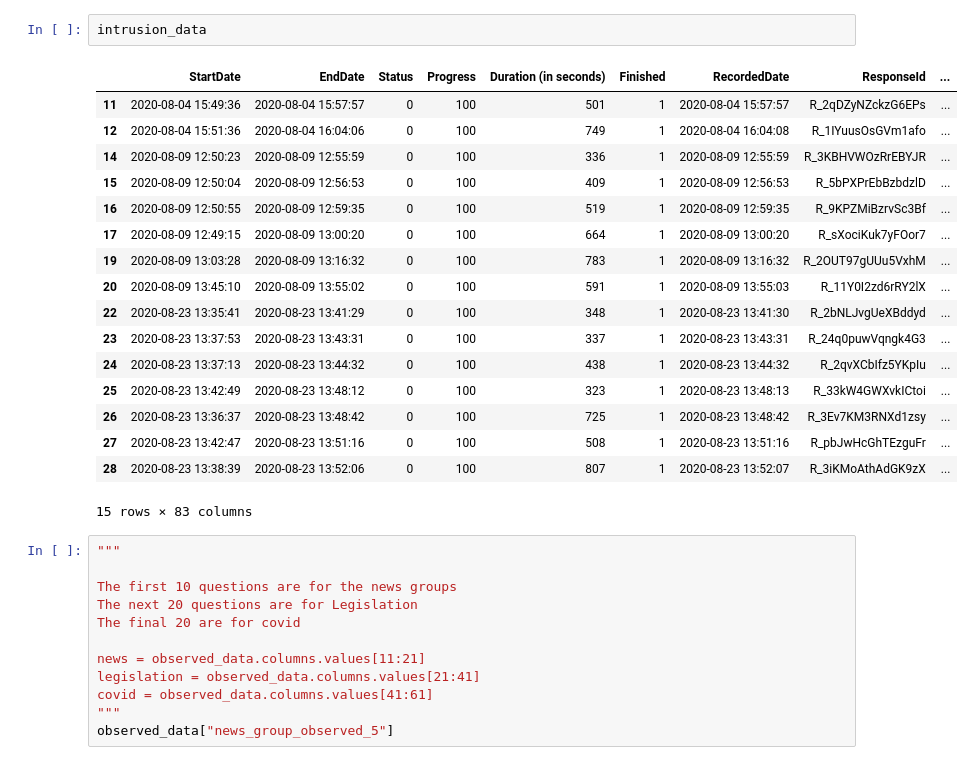
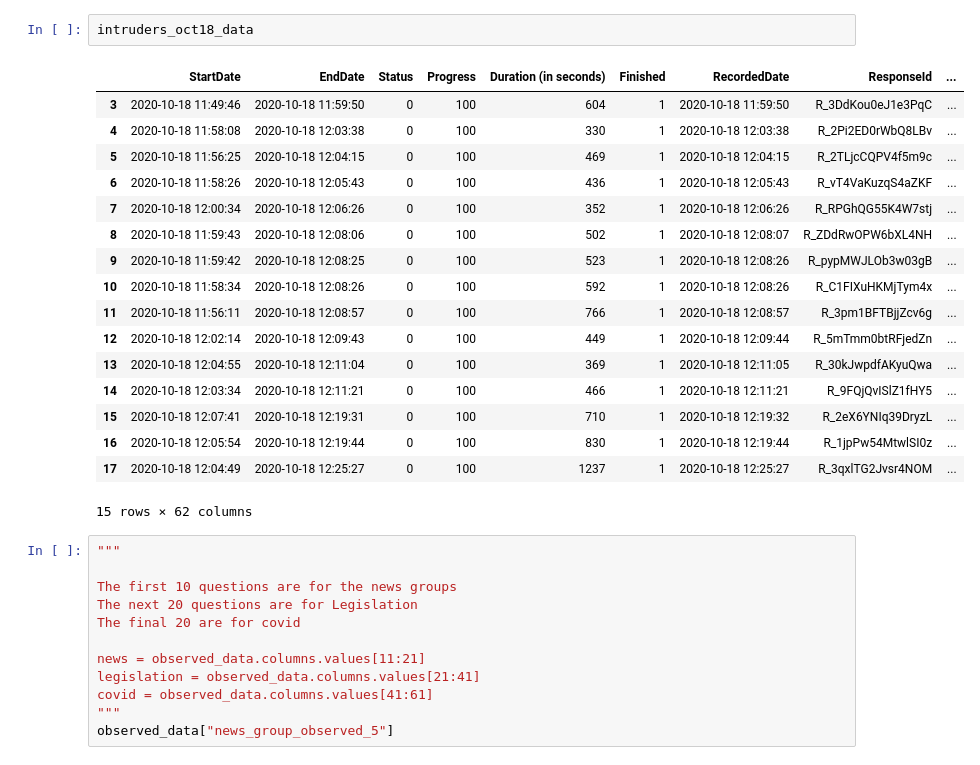
Before and after one commit to anhiancheong/topics_evaluation, a Jupyter notebook: notebooks/survey_analysis.ipynb, the cells around one changed output. Saved outputs shown, nothing was run; the diff lists cells and outputs as text.

```diff
--- a/notebooks/survey_analysis.ipynb
+++ b/notebooks/survey_analysis.ipynb
@@ -117,23 +181,23 @@ Name: Q60, dtype: object
-# %%
-intrusion_data
-# %% [output]
-|  | StartDate | EndDate | Status | Progress | Duration (in seconds) | Finished | RecordedDate | ResponseId | ... |
-| 11 | 2020-08-04 15:49:36 | 2020-08-04 15:57:57 | 0 | 100 | 501 | 1 | 2020-08-04 15:57:57 | R_2qDZyNZckzG6EPs | ... |
-| 12 | 2020-08-04 15:51:36 | 2020-08-04 16:04:06 | 0 | 100 | 749 | 1 | 2020-08-04 16:04:08 | R_1IYuusOsGVm1afo | ... |
-| 14 | 2020-08-09 12:50:23 | 2020-08-09 12:55:59 | 0 | 100 | 336 | 1 | 2020-08-09 12:55:59 | R_3KBHVWOzRrEBYJR | ... |
-| 15 | 2020-08-09 12:50:04 | 2020-08-09 12:56:53 | 0 | 100 | 409 | 1 | 2020-08-09 12:56:53 | R_5bPXPrEbBzbdzlD | ... |
-| 16 | 2020-08-09 12:50:55 | 2020-08-09 12:59:35 | 0 | 100 | 519 | 1 | 2020-08-09 12:59:35 | R_9KPZMiBzrvSc3Bf | ... |
-| 17 | 2020-08-09 12:49:15 | 2020-08-09 13:00:20 | 0 | 100 | 664 | 1 | 2020-08-09 13:00:20 | R_sXociKuk7yFOor7 | ... |
-| 19 | 2020-08-09 13:03:28 | 2020-08-09 13:16:32 | 0 | 100 | 783 | 1 | 2020-08-09 13:16:32 | R_2OUT97gUUu5VxhM | ... |
-| 20 | 2020-08-09 13:45:10 | 2020-08-09 13:55:02 | 0 | 100 | 591 | 1 | 2020-08-09 13:55:03 | R_11Y0I2zd6rRY2lX | ... |
-| 22 | 2020-08-23 13:35:41 | 2020-08-23 13:41:29 | 0 | 100 | 348 | 1 | 2020-08-23 13:41:30 | R_2bNLJvgUeXBddyd | ... |
-| 23 | 2020-08-23 13:37:53 | 2020-08-23 13:43:31 | 0 | 100 | 337 | 1 | 2020-08-23 13:43:31 | R_24q0puwVqngk4G3 | ... |
-| 24 | 2020-08-23 13:37:13 | 2020-08-23 13:44:32 | 0 | 100 | 438 | 1 | 2020-08-23 13:44:32 | R_2qvXCbIfz5YKpIu | ... |
-| 25 | 2020-08-23 13:42:49 | 2020-08-23 13:48:12 | 0 | 100 | 323 | 1 | 2020-08-23 13:48:13 | R_33kW4GWXvkICtoi | ... |
-| 26 | 2020-08-23 13:36:37 | 2020-08-23 13:48:42 | 0 | 100 | 725 | 1 | 2020-08-23 13:48:42 | R_3Ev7KM3RNXd1zsy | ... |
-| 27 | 2020-08-23 13:42:47 | 2020-08-23 13:51:16 | 0 | 100 | 508 | 1 | 2020-08-23 13:51:16 | R_pbJwHcGhTEzguFr | ... |
-| 28 | 2020-08-23 13:38:39 | 2020-08-23 13:52:06 | 0 | 100 | 807 | 1 | 2020-08-23 13:52:07 | R_3iKMoAthAdGK9zX | ... |
-15 rows × 83 columns
+# %%
+intruders_oct18_data
+# %% [output]
+|  | StartDate | EndDate | Status | Progress | Duration (in seconds) | Finished | RecordedDate | ResponseId | ... |
+| 3 | 2020-10-18 11:49:46 | 2020-10-18 11:59:50 | 0 | 100 | 604 | 1 | 2020-10-18 11:59:50 | R_3DdKou0eJ1e3PqC | ... |
+| 4 | 2020-10-18 11:58:08 | 2020-10-18 12:03:38 | 0 | 100 | 330 | 1 | 2020-10-18 12:03:38 | R_2Pi2ED0rWbQ8LBv | ... |
+| 5 | 2020-10-18 11:56:25 | 2020-10-18 12:04:15 | 0 | 100 | 469 | 1 | 2020-10-18 12:04:15 | R_2TLjcCQPV4f5m9c | ... |
+| 6 | 2020-10-18 11:58:26 | 2020-10-18 12:05:43 | 0 | 100 | 436 | 1 | 2020-10-18 12:05:43 | R_vT4VaKuzqS4aZKF | ... |
+| 7 | 2020-10-18 12:00:34 | 2020-10-18 12:06:26 | 0 | 100 | 352 | 1 | 2020-10-18 12:06:26 | R_RPGhQG55K4W7stj | ... |
+| 8 | 2020-10-18 11:59:43 | 2020-10-18 12:08:06 | 0 | 100 | 502 | 1 | 2020-10-18 12:08:07 | R_ZDdRwOPW6bXL4NH | ... |
+| 9 | 2020-10-18 11:59:42 | 2020-10-18 12:08:25 | 0 | 100 | 523 | 1 | 2020-10-18 12:08:26 | R_pypMWJLOb3w03gB | ... |
+| 10 | 2020-10-18 11:58:34 | 2020-10-18 12:08:26 | 0 | 100 | 592 | 1 | 2020-10-18 12:08:26 | R_C1FIXuHKMjTym4x | ... |
+| 11 | 2020-10-18 11:56:11 | 2020-10-18 12:08:57 | 0 | 100 | 766 | 1 | 2020-10-18 12:08:57 | R_3pm1BFTBjjZcv6g | ... |
+| 12 | 2020-10-18 12:02:14 | 2020-10-18 12:09:43 | 0 | 100 | 449 | 1 | 2020-10-18 12:09:44 | R_5mTmm0btRFjedZn | ... |
+| 13 | 2020-10-18 12:04:55 | 2020-10-18 12:11:04 | 0 | 100 | 369 | 1 | 2020-10-18 12:11:05 | R_30kJwpdfAKyuQwa | ... |
+| 14 | 2020-10-18 12:03:34 | 2020-10-18 12:11:21 | 0 | 100 | 466 | 1 | 2020-10-18 12:11:21 | R_9FQjQvISlZ1fHY5 | ... |
+| 15 | 2020-10-18 12:07:41 | 2020-10-18 12:19:31 | 0 | 100 | 710 | 1 | 2020-10-18 12:19:32 | R_2eX6YNIq39DryzL | ... |
+| 16 | 2020-10-18 12:05:54 | 2020-10-18 12:19:44 | 0 | 100 | 830 | 1 | 2020-10-18 12:19:44 | R_1jpPw54MtwlSI0z | ... |
+| 17 | 2020-10-18 12:04:49 | 2020-10-18 12:25:27 | 0 | 100 | 1237 | 1 | 2020-10-18 12:25:27 | R_3qxlTG2Jvsr4NOM | ... |
+15 rows × 62 columns
 # %%
 """
 
```
Also changed, not shown: parts of 41 cells of this notebook, 13 other files.
